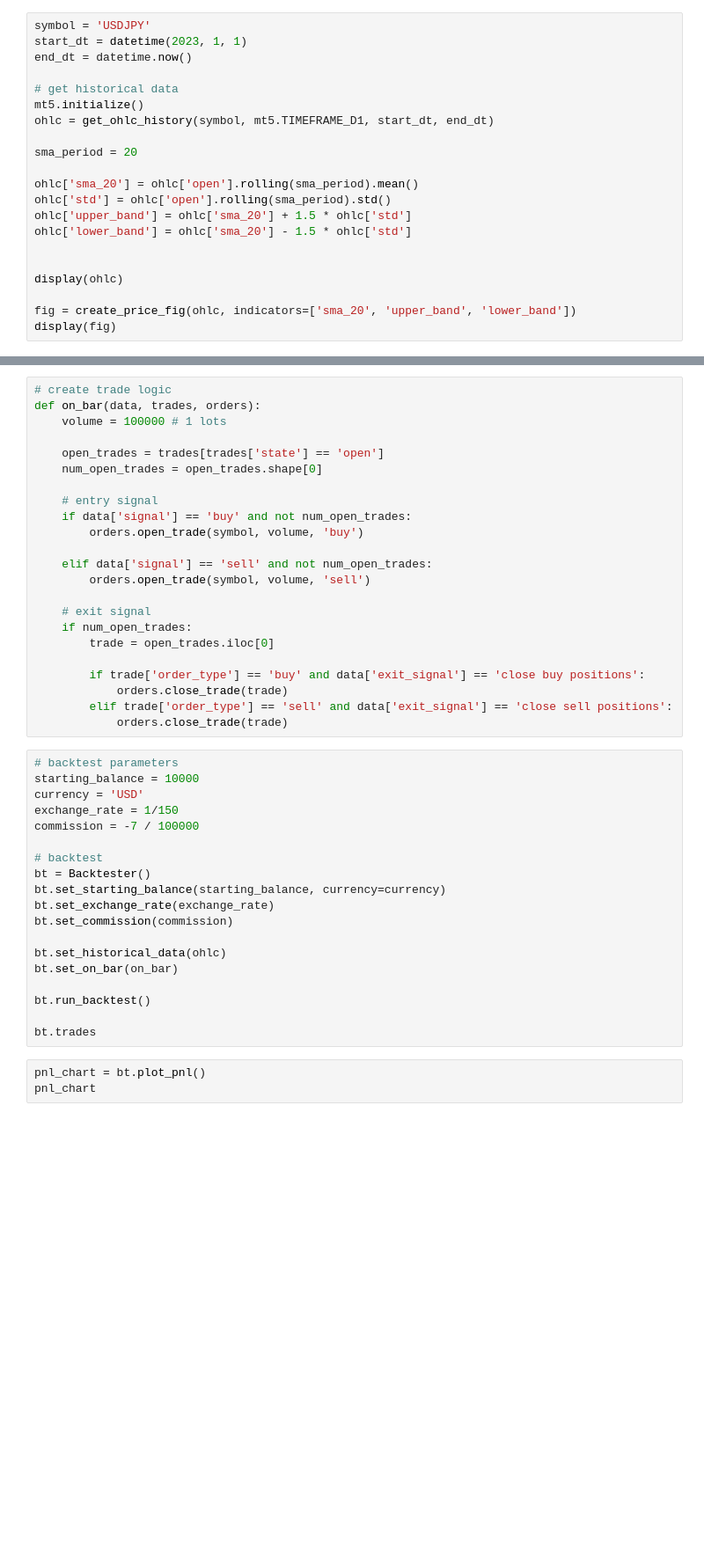
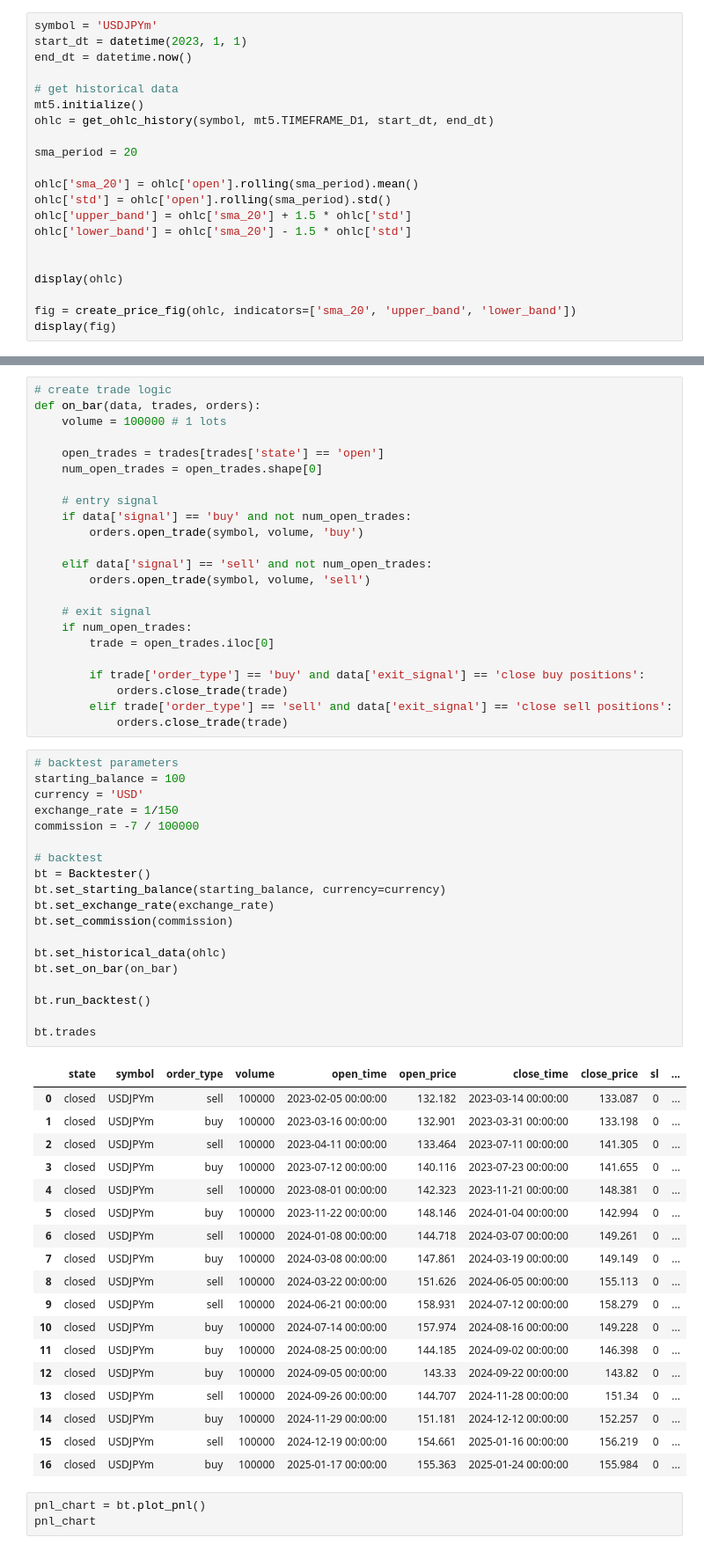
Before and after one commit to dernestbank/algobot, a Jupyter notebook: ATJ/streams/3_bolingerbands_backtesting.ipynb, the cells around one changed output, grey strips where cells are left out. Shown at 88% size. Drawn from its saved outputs; the diff is of its cells as text; blank space fills up the shorter version.

```diff
--- a/ATJ/streams/3_bolingerbands_backtesting.ipynb
+++ b/ATJ/streams/3_bolingerbands_backtesting.ipynb
@@ -7,5 +15,5 @@ from projects.atj_trading_legacy.backtester import Backtester, get_ohlc_history,
 # %%
-symbol = 'USDJPY'
+symbol = 'USDJPYm'
 start_dt = datetime(2023, 1, 1)
 end_dt = datetime.now()
 
@@ -66,23 +115,42 @@ def on_bar(data, trades, orders):
             orders.close_trade(trade)
 # %%
 # backtest parameters
-starting_balance = 10000
+starting_balance = 100
 currency = 'USD'
 exchange_rate = 1/150
 commission = -7 / 100000
 
 # backtest
 bt = Backtester()
 bt.set_starting_balance(starting_balance, currency=currency)
 bt.set_exchange_rate(exchange_rate)
 bt.set_commission(commission)
 
 bt.set_historical_data(ohlc)
 bt.set_on_bar(on_bar)
 
 bt.run_backtest()
 
 bt.trades
+# %% [output]
+|  | state | symbol | order_type | volume | open_time | open_price | close_time | close_price | sl | ... |
+| 0 | closed | USDJPYm | sell | 100000 | 2023-02-05 00:00:00 | 132.182 | 2023-03-14 00:00:00 | 133.087 | 0 | ... |
+| 1 | closed | USDJPYm | buy | 100000 | 2023-03-16 00:00:00 | 132.901 | 2023-03-31 00:00:00 | 133.198 | 0 | ... |
+| 2 | closed | USDJPYm | sell | 100000 | 2023-04-11 00:00:00 | 133.464 | 2023-07-11 00:00:00 | 141.305 | 0 | ... |
+| 3 | closed | USDJPYm | buy | 100000 | 2023-07-12 00:00:00 | 140.116 | 2023-07-23 00:00:00 | 141.655 | 0 | ... |
+| 4 | closed | USDJPYm | sell | 100000 | 2023-08-01 00:00:00 | 142.323 | 2023-11-21 00:00:00 | 148.381 | 0 | ... |
+| 5 | closed | USDJPYm | buy | 100000 | 2023-11-22 00:00:00 | 148.146 | 2024-01-04 00:00:00 | 142.994 | 0 | ... |
+| 6 | closed | USDJPYm | sell | 100000 | 2024-01-08 00:00:00 | 144.718 | 2024-03-07 00:00:00 | 149.261 | 0 | ... |
+| 7 | closed | USDJPYm | buy | 100000 | 2024-03-08 00:00:00 | 147.861 | 2024-03-19 00:00:00 | 149.149 | 0 | ... |
+| 8 | closed | USDJPYm | sell | 100000 | 2024-03-22 00:00:00 | 151.626 | 2024-06-05 00:00:00 | 155.113 | 0 | ... |
+| 9 | closed | USDJPYm | sell | 100000 | 2024-06-21 00:00:00 | 158.931 | 2024-07-12 00:00:00 | 158.279 | 0 | ... |
+| 10 | closed | USDJPYm | buy | 100000 | 2024-07-14 00:00:00 | 157.974 | 2024-08-16 00:00:00 | 149.228 | 0 | ... |
+| 11 | closed | USDJPYm | buy | 100000 | 2024-08-25 00:00:00 | 144.185 | 2024-09-02 00:00:00 | 146.398 | 0 | ... |
+| 12 | closed | USDJPYm | buy | 100000 | 2024-09-05 00:00:00 | 143.33 | 2024-09-22 00:00:00 | 143.82 | 0 | ... |
+| 13 | closed | USDJPYm | sell | 100000 | 2024-09-26 00:00:00 | 144.707 | 2024-11-28 00:00:00 | 151.34 | 0 | ... |
+| 14 | closed | USDJPYm | buy | 100000 | 2024-11-29 00:00:00 | 151.181 | 2024-12-12 00:00:00 | 152.257 | 0 | ... |
+| 15 | closed | USDJPYm | sell | 100000 | 2024-12-19 00:00:00 | 154.661 | 2025-01-16 00:00:00 | 156.219 | 0 | ... |
+| 16 | closed | USDJPYm | buy | 100000 | 2025-01-17 00:00:00 | 155.363 | 2025-01-24 00:00:00 | 155.984 | 0 | ... |
 # %%
 pnl_chart = bt.plot_pnl()
 pnl_chart
```
Also changed, not shown: parts of 6 cells of this notebook, 2 other files.
